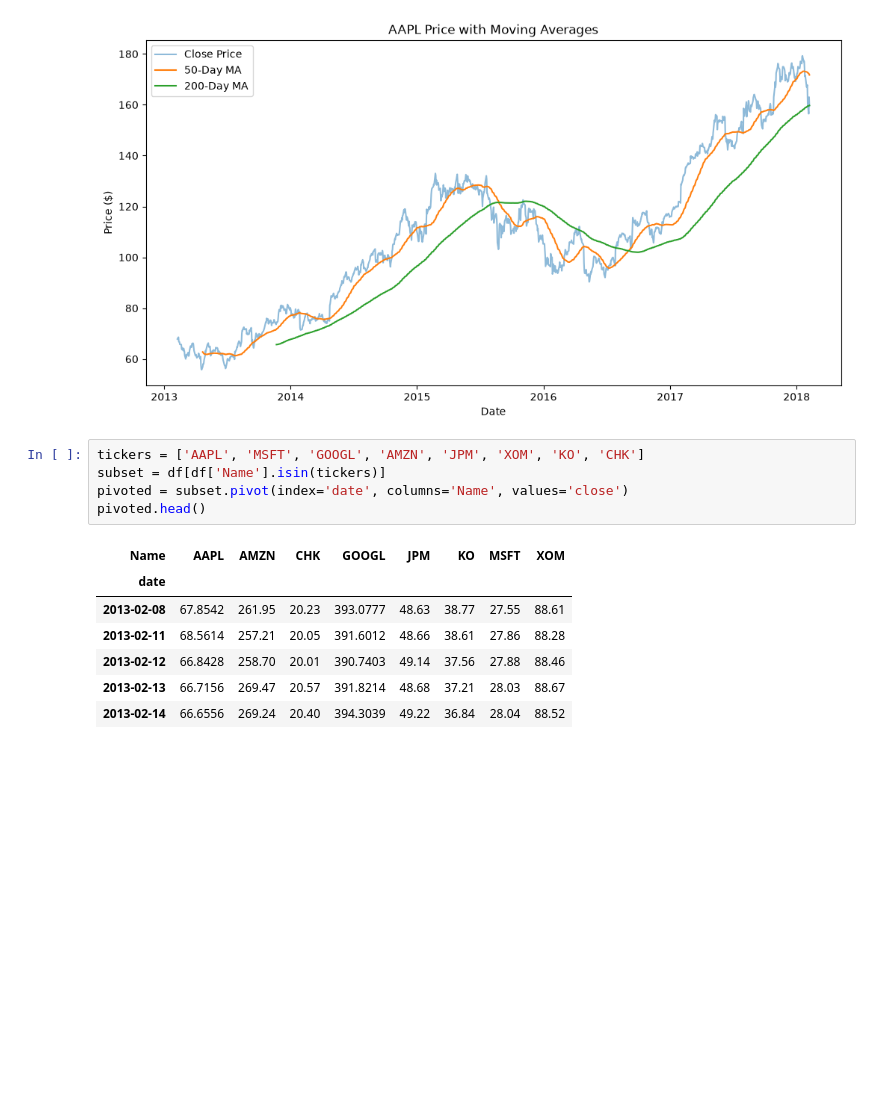
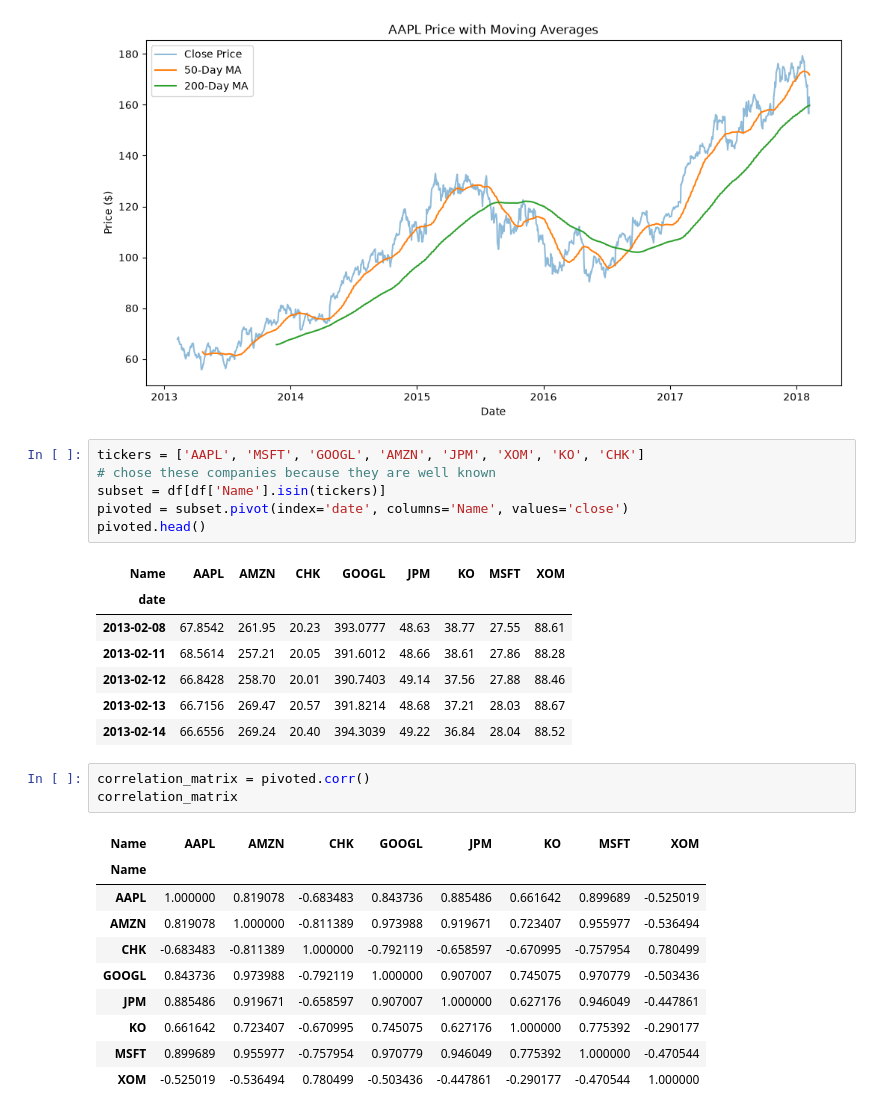
Before and after one commit to michaeloloye7/SP-500-Historical-Stock-Analytics-, a Jupyter notebook: test1.ipynb, the cells around one changed output. Drawn from its saved outputs; the diff is of its cells as text; blank space fills up the shorter version.

```diff
--- a/test1.ipynb
+++ b/test1.ipynb
@@ -279,6 +279,7 @@ plt.show()
 [figure]
 # %%
 tickers = ['AAPL', 'MSFT', 'GOOGL', 'AMZN', 'JPM', 'XOM', 'KO', 'CHK']
+# chose these companies because they are well known
 subset = df[df['Name'].isin(tickers)]
 pivoted = subset.pivot(index='date', columns='Name', values='close')
 pivoted.head()
@@ -290,3 +291,17 @@ pivoted.head()
 | 2013-02-12 | 66.8428 | 258.70 | 20.01 | 390.7403 | 49.14 | 37.56 | 27.88 | 88.46 |
 | 2013-02-13 | 66.7156 | 269.47 | 20.57 | 391.8214 | 48.68 | 37.21 | 28.03 | 88.67 |
 | 2013-02-14 | 66.6556 | 269.24 | 20.40 | 394.3039 | 49.22 | 36.84 | 28.04 | 88.52 |
+# %%
+correlation_matrix = pivoted.corr()
+correlation_matrix
+# %% [output]
+| Name | AAPL | AMZN | CHK | GOOGL | JPM | KO | MSFT | XOM |
+| Name |  |  |  |  |  |  |  |  |
+| AAPL | 1.000000 | 0.819078 | -0.683483 | 0.843736 | 0.885486 | 0.661642 | 0.899689 | -0.525019 |
+| AMZN | 0.819078 | 1.000000 | -0.811389 | 0.973988 | 0.919671 | 0.723407 | 0.955977 | -0.536494 |
+| CHK | -0.683483 | -0.811389 | 1.000000 | -0.792119 | -0.658597 | -0.670995 | -0.757954 | 0.780499 |
+| GOOGL | 0.843736 | 0.973988 | -0.792119 | 1.000000 | 0.907007 | 0.745075 | 0.970779 | -0.503436 |
+| JPM | 0.885486 | 0.919671 | -0.658597 | 0.907007 | 1.000000 | 0.627176 | 0.946049 | -0.447861 |
+| KO | 0.661642 | 0.723407 | -0.670995 | 0.745075 | 0.627176 | 1.000000 | 0.775392 | -0.290177 |
+| MSFT | 0.899689 | 0.955977 | -0.757954 | 0.970779 | 0.946049 | 0.775392 | 1.000000 | -0.470544 |
+| XOM | -0.525019 | -0.536494 | 0.780499 | -0.503436 | -0.447861 | -0.290177 | -0.470544 | 1.000000 |
```
Also changed, not shown: parts of 6 cells of this notebook.
